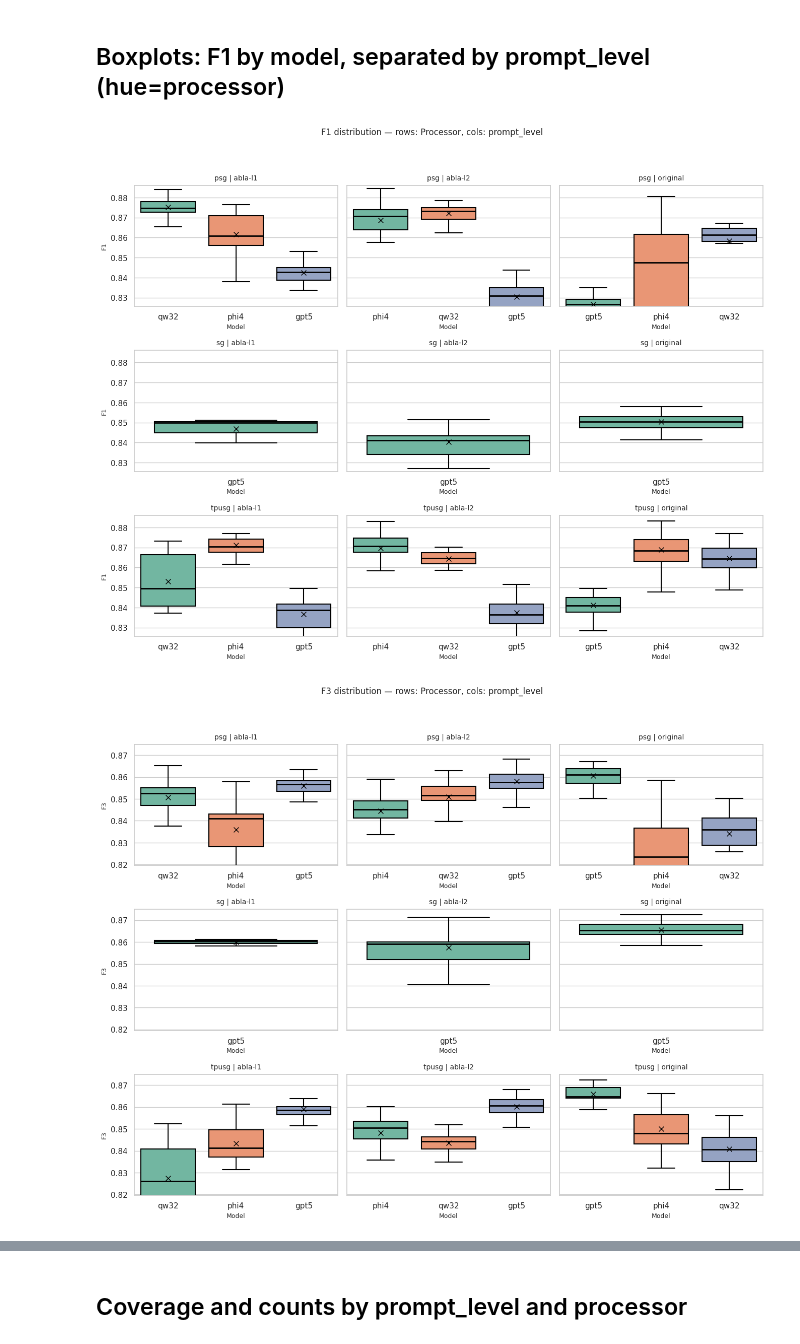
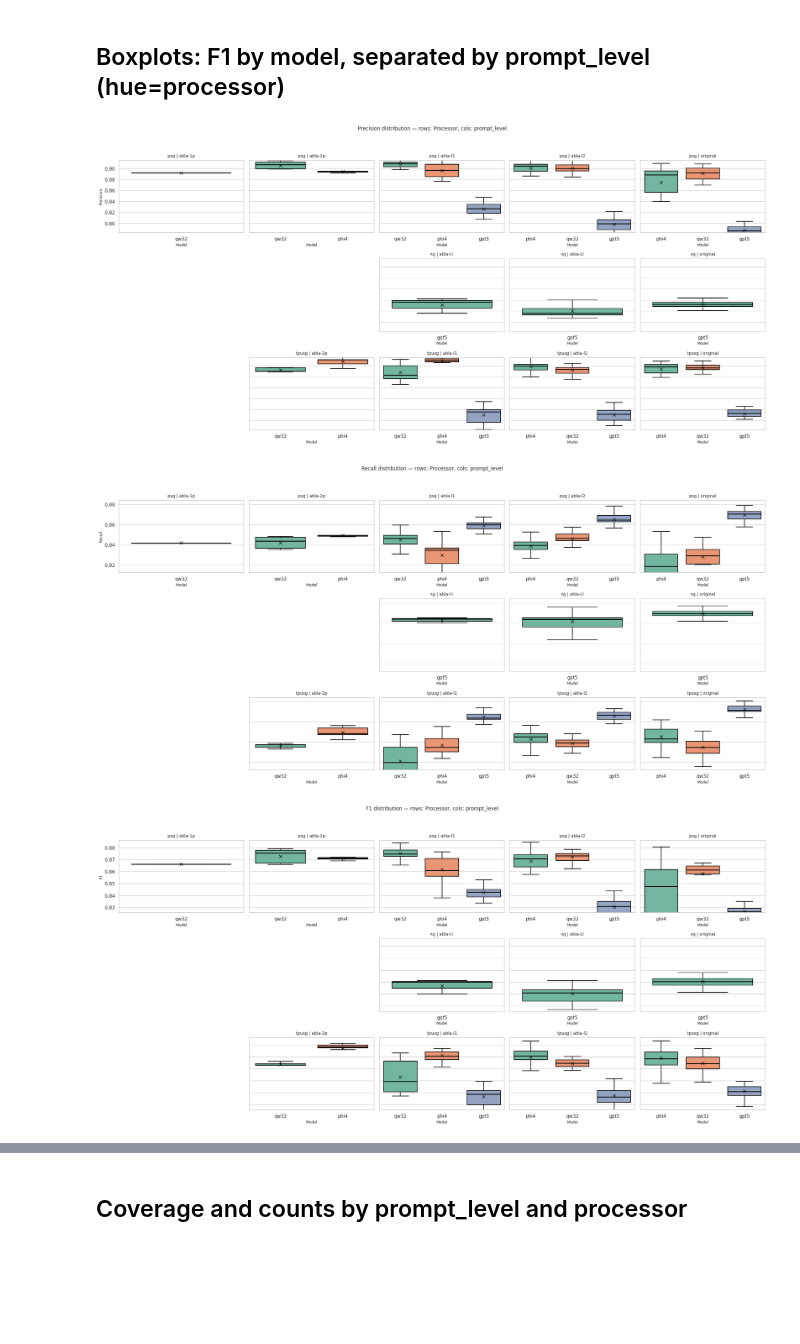
Before and after one commit to noahwo/benchmark-tinyml_llm-2026, a Jupyter notebook: codebertscore-similarity/analyser-results/visualization.ipynb, the cells around one changed output, grey strips where cells are left out. Saved outputs shown, nothing was run; the diff lists cells and outputs as text; code cells hidden in the pictures; blank space fills up the shorter version.

```diff
--- a/codebertscore-similarity/analyser-results/visualization.ipynb
+++ b/codebertscore-similarity/analyser-results/visualization.ipynb
@@ -197,7 +197,7 @@ Compute and export aggregated statistics (mean, median, quartiles, min, max, out
 # %%
 # Compute box plot statistics for each metric and group
 metrics_to_analyze = ['Precision', 'Recall', 'F1', 'F3']
-grouping_cols = ['Model', 'prompt_level', 'Processor']
+grouping_cols = ['Model', 'Prompt_level', 'Processor']
 
 stats_list = []
 
@@ -233,7 +233,7 @@ for metric in metrics_to_analyze:
     outlier_counts = []
     for idx, row in stats_df.iterrows():
         mask = (df['Model'] == row['Model']) & \
-               (df['prompt_level'] == row['prompt_level']) & \
+               (df['Prompt_level'] == row['Prompt_level']) & \
                (df['Processor'] == row['Processor'])
         group_data = df.loc[mask, metric]
         outlier_count = count_outliers(group_data, row['lower_whisker'], row['upper_whisker'])
@@ -248,7 +248,7 @@ for metric in metrics_to_analyze:
 boxplot_stats = pd.concat(stats_list, ignore_index=True)
 
 # Reorder columns for better readability
-col_order = ['metric', 'Model', 'prompt_level', 'Processor', 'count',
+col_order = ['metric', 'Model', 'Prompt_level', 'Processor', 'count',
              'mean', 'median', 'std', 'min', 'Q1', 'Q3', 'max',
              'IQR', 'lower_whisker', 'upper_whisker', 'outlier_count']
 boxplot_stats = boxplot_stats[col_order]
@@ -436,13 +451,13 @@ summary
 # %%
 # Show summary counts by prompt_level
 print("Sample of data for each prompt_level:")
-for pl in df['prompt_level'].unique():
+for pl in df['Prompt_level'].unique():
     print(f"\n=== {pl} ===")
-    subset = df[df['prompt_level'] == pl]
+    subset = df[df['Prompt_level'] == pl]
     print(f"Total rows: {len(subset)}")
     print(f"Models: {subset['Model'].unique()}")
     print(f"Processors: {subset['Processor'].unique()}")
-    print(subset[['Model', 'Processor', 'prompt_level']].head(3))
+    print(subset[['Model', 'Processor', 'Prompt_level']].head(3))
 # %% [output]
 Sample of data for each prompt_level:
 
@@ -464,9 +479,9 @@ Processors: ['psg' 'sg' 'tpusg']
 # %%
 # Check raw Model values from CSV
 print("Raw Model values from CSVs (before normalization):")
-for pl in df_before['prompt_level'].unique():
+for pl in df_before['Prompt_level'].unique():
     print(f"\n=== {pl} ===")
-    subset = df_before[df_before['prompt_level'] == pl]
+    subset = df_before[df_before['Prompt_level'] == pl]
     print(f"Unique Model values: {subset['Model'].unique()}")
 # %% [output]
 Raw Model values from CSVs (before normalization):
@@ -484,16 +505,16 @@ Unique Model values: ['phi4' 'qwen32' 'gpt-5']
 print("=== VERIFICATION AFTER FIX ===")
 print(f"\nUnique Model values: {sorted(df['Model'].unique())}")
 print(f"\nPrompt level counts:")
-print(df['prompt_level'].value_counts().sort_index())
+print(df['Prompt_level'].value_counts().sort_index())
 print(f"\nModel counts:")
 print(df['Model'].value_counts().sort_index())
 
 print("\n" + "="*60)
 print("Sample data by (prompt_level, Model):")
 print("="*60)
-for pl in sorted(df['prompt_level'].unique()):
+for pl in sorted(df['Prompt_level'].unique()):
     print(f"\n{pl}:")
-    subset = df[df['prompt_level'] == pl]
+    subset = df[df['Prompt_level'] == pl]
     for model in sorted(subset['Model'].unique()):
         count = len(subset[subset['Model'] == model])
         print(f"  {model}: {count} rows")
@@ -502,7 +523,7 @@ for pl in sorted(df['prompt_level'].unique()):
 print("\n" + "="*60)
 print("VERIFICATION: Each model should appear in each prompt_level")
 print("="*60)
-pivot = df.groupby(['prompt_level', 'Model']).size().unstack(fill_value=0)
+pivot = df.groupby(['Prompt_level', 'Model']).size().unstack(fill_value=0)
 print(pivot)
 # %% [output]
 === VERIFICATION AFTER FIX ===
@@ -532,7 +553,7 @@ if df.empty:
 else:
     metrics = ["Precision", "Recall", "F1", "F3"]
     processors = sorted(df["Processor"].unique())
-    prompts = sorted(df["prompt_level"].unique())
+    prompts = sorted(df["Prompt_level"].unique())
 
     for metric in metrics:
         fig, axes = plt.subplots(
@@ -549,7 +570,7 @@ else:
         for i, proc in enumerate(processors):
             for j, prompt in enumerate(prompts):
                 ax = axes[i, j]
-                subset = df[(df["Processor"] == proc) & (df["prompt_level"] == prompt)]
+                subset = df[(df["Processor"] == proc) & (df["Prompt_level"] == prompt)]
                 if subset.empty:
                     ax.set_visible(False)
                     continue
@@ -557,32 +578,33 @@ else:
                     data=subset,
                     x="Model",
                     y=metric,
                     hue="Model",
                     palette=COLOR_PALETTE,
                     ax=ax,
                     **BOX_KWARGS,
                 )
                 ax.set_title(f"{proc} | {prompt}", fontsize=10, pad=8)
                 ax.set_xlabel("Model", fontsize=9)
                 ax.set_ylabel(metric if j == 0 else "", fontsize=9)
                 # Set y-axis limits based on data range in this subplot
                 y_min, y_max = subset[metric].min(), subset[metric].max()
                 y_range = y_max - y_min
                 ax.set_ylim(max(0, y_min - 0.05 * y_range), min(1, y_max + 0.05 * y_range))
                 # Capture legend handles/labels once
                 if legend_handles is None and ax.get_legend():
                     legend_handles, legend_labels = ax.get_legend_handles_labels()
                 if ax.get_legend():
                     ax.legend_.remove()
 
         if legend_handles:
             fig.legend(legend_handles, legend_labels, title="Model", loc="upper center",
                       ncol=len(legend_labels), fontsize=9, bbox_to_anchor=(0.5, 1.0))
         fig.suptitle(f"{metric} distribution — rows: Processor, cols: prompt_level",
                     fontsize=12, y=0.995)
         fig.tight_layout(rect=[0, 0, 1, 0.96])
 
         plt.show()
 # %% [output]
-[figure, old version]
+[figure, new version]
-[figure, old version]
+[figure, new version]
+[figure, added]
```
Also changed, not shown: parts of 18 cells of this notebook, 11 other files.
